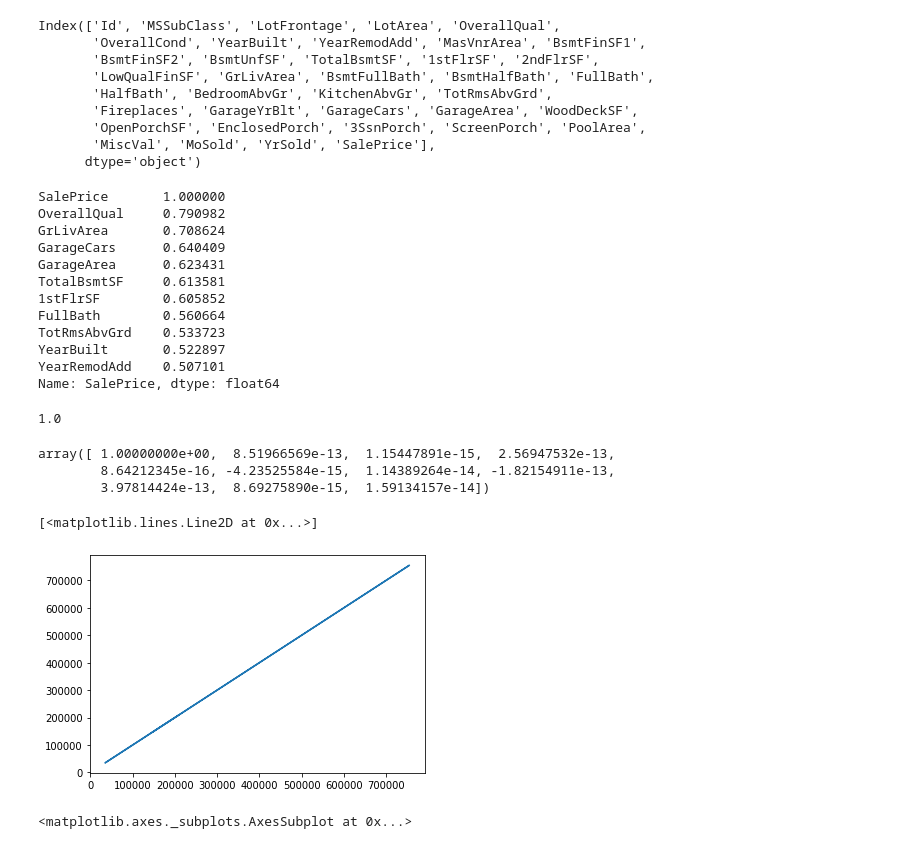
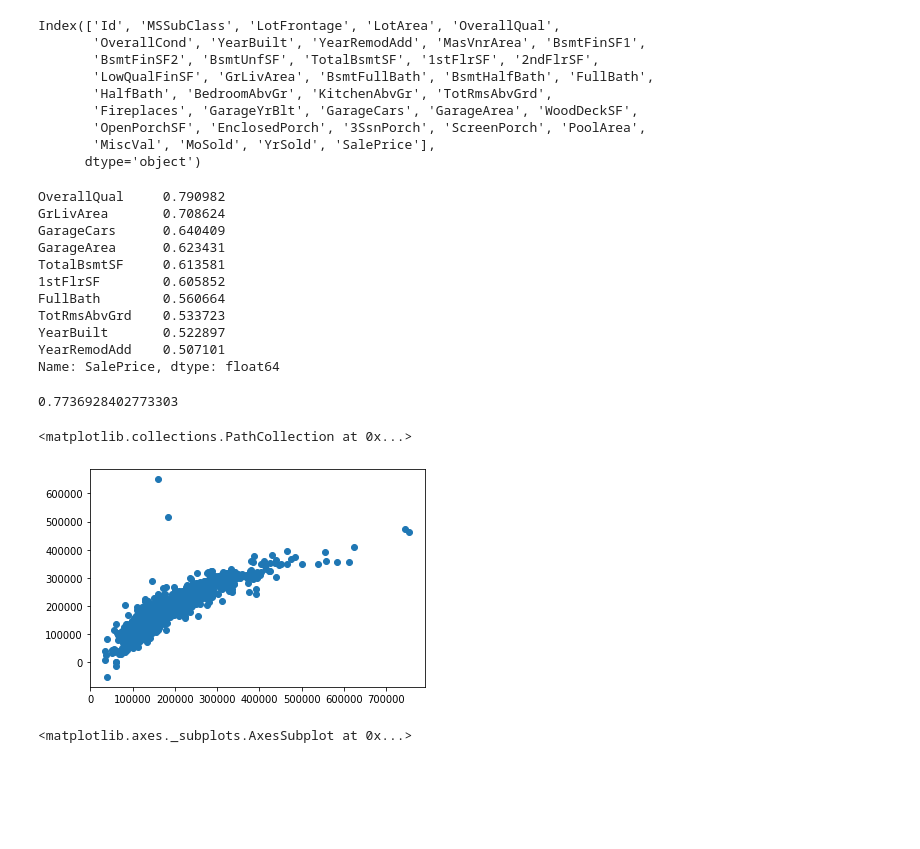
Before and after one commit to nailson/kaggle_competitions, a Jupyter notebook: house_pricing/exploratory_analysis.ipynb, the cells around one changed output. Cells and saved outputs as stored; diff of their text form; code cells hidden in the pictures; blank space fills up the shorter version.

```diff
--- a/house_pricing/exploratory_analysis.ipynb
+++ b/house_pricing/exploratory_analysis.ipynb
@@ -77,11 +77,10 @@ Index(['Id', 'MSSubClass', 'LotFrontage', 'LotArea', 'OverallQual',
 # calculate correlation
 corr = house_pricing.corr()
 
-numerical_correlation = cor[corr['SalePrice']>0.5]['SalePrice'].sort_values(ascending=False)
+numerical_correlation = cor[corr['SalePrice']>0.5]['SalePrice'].sort_values(ascending=False)[1:]
 print(numerical_correlation)
 correlated_numerical_columns = numerical_correlation.index.to_list()
 # %% [output]
-SalePrice       1.000000
 OverallQual     0.790982
 GrLivArea       0.708624
 GarageCars      0.640409
@@ -101,18 +100,12 @@ y = house_pricing['SalePrice']
 linear_model = LinearRegression().fit(X, y)
 linear_model.score(X, y)
 # %% [output]
-1.0
+0.7736928402773303
-# %%
-linear_model.coef_
-# %% [output]
-array([ 1.00000000e+00,  8.51966569e-13,  1.15447891e-15,  2.56947532e-13,
-        8.64212345e-16, -4.23525584e-15,  1.14389264e-14, -1.82154911e-13,
-        3.97814424e-13,  8.69275890e-15,  1.59134157e-14])
 # %%
-plt.plot(y, linear_model.predict(X))
+plt.scatter(y, linear_model.predict(X))
 # %% [output]
-[<matplotlib.lines.Line2D at 0x...>]
+<matplotlib.collections.PathCollection at 0x...>
-[figure, old version]
+[figure, new version]
 # %%
 
 # upper triangle mask
```
